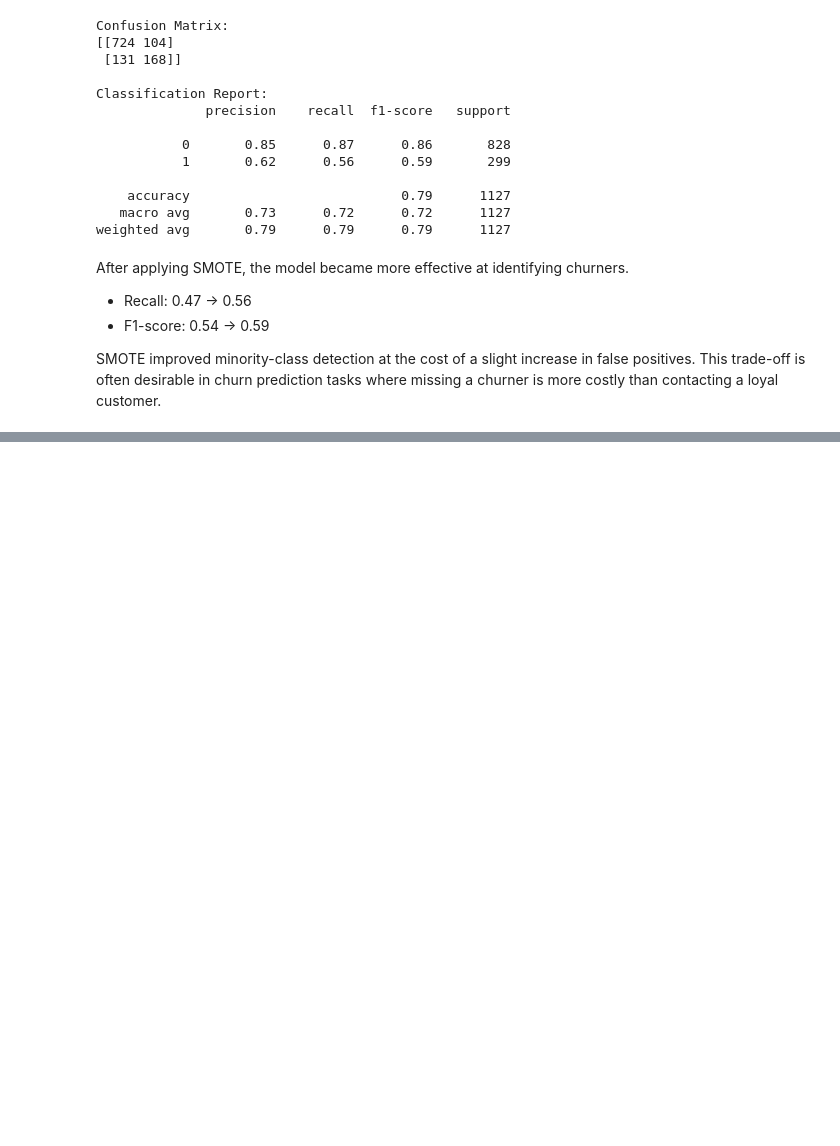
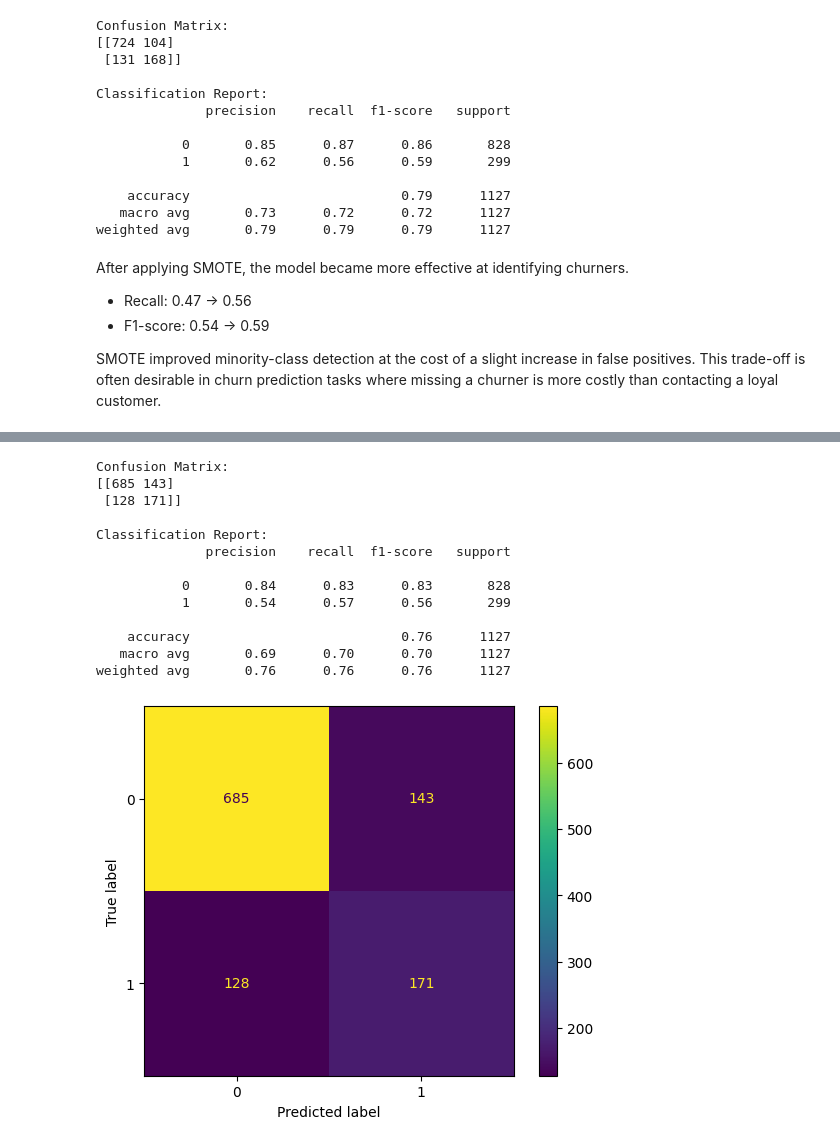
Before and after one commit to fermow/SBU-Data-Science-2026, a Jupyter notebook: Assignment_3/jupyter_notebook_and_reports/02_feature_engineering.ipynb, the cells around one changed output, grey strips where cells are left out. Saved outputs shown, nothing was run; the diff lists cells and outputs as text; code cells hidden in the pictures; blank space fills up the shorter version.

```diff
--- a/Assignment_3/jupyter_notebook_and_reports/02_feature_engineering.ipynb
+++ b/Assignment_3/jupyter_notebook_and_reports/02_feature_engineering.ipynb
@@ -457,0 +680,36 @@ This encourages the model to pay more attention to churners during training.
+# %%
+from sklearn.neural_network import MLPClassifier
+from sklearn.metrics import confusion_matrix, classification_report, ConfusionMatrixDisplay
+import matplotlib.pyplot as plt
+
+mlp = MLPClassifier(random_state=42, max_iter=300)
+mlp.fit(X_train_smote, y_train_smote)
+
+y_pred_mlp = mlp.predict(X_test_processed)
+
+cm = confusion_matrix(y_test, y_pred_mlp)
+
+print("Confusion Matrix:")
+print(cm)
+
+print("\nClassification Report:")
+print(classification_report(y_test, y_pred_mlp))
+
+disp = ConfusionMatrixDisplay(confusion_matrix=cm)
+disp.plot()
+plt.show()
+# %% [output]
+Confusion Matrix:
+[[685 143]
+ [128 171]]
+
+Classification Report:
+              precision    recall  f1-score   support
+
+           0       0.84      0.83      0.83       828
+           1       0.54      0.57      0.56       299
+
+    accuracy                           0.76      1127
+   macro avg       0.69      0.70      0.70      1127
+weighted avg       0.76      0.76      0.76      1127
+[figure, added]
```
Also changed, not shown: parts of 37 cells of this notebook.
